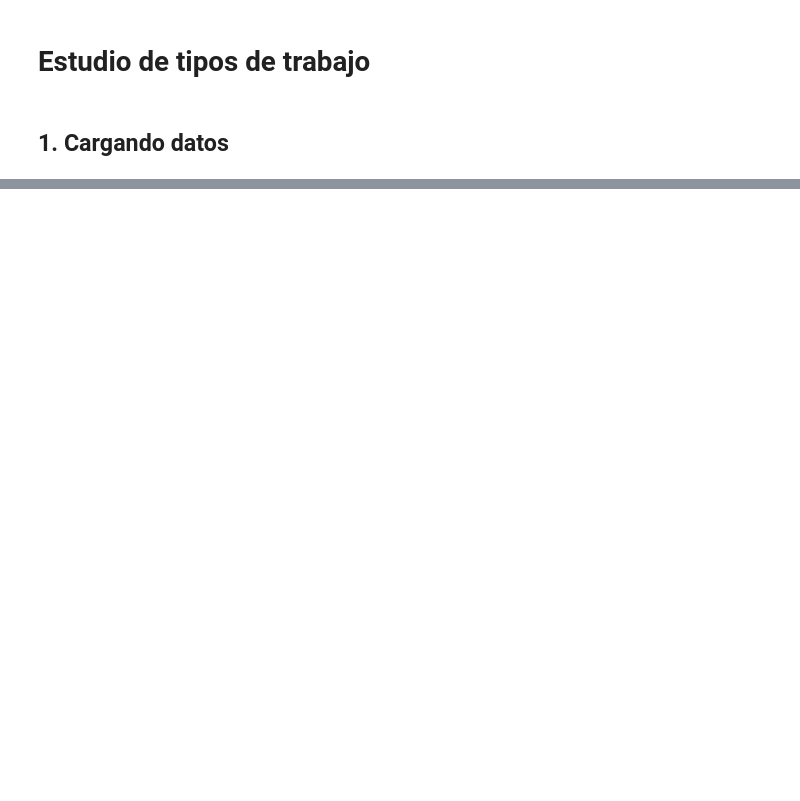
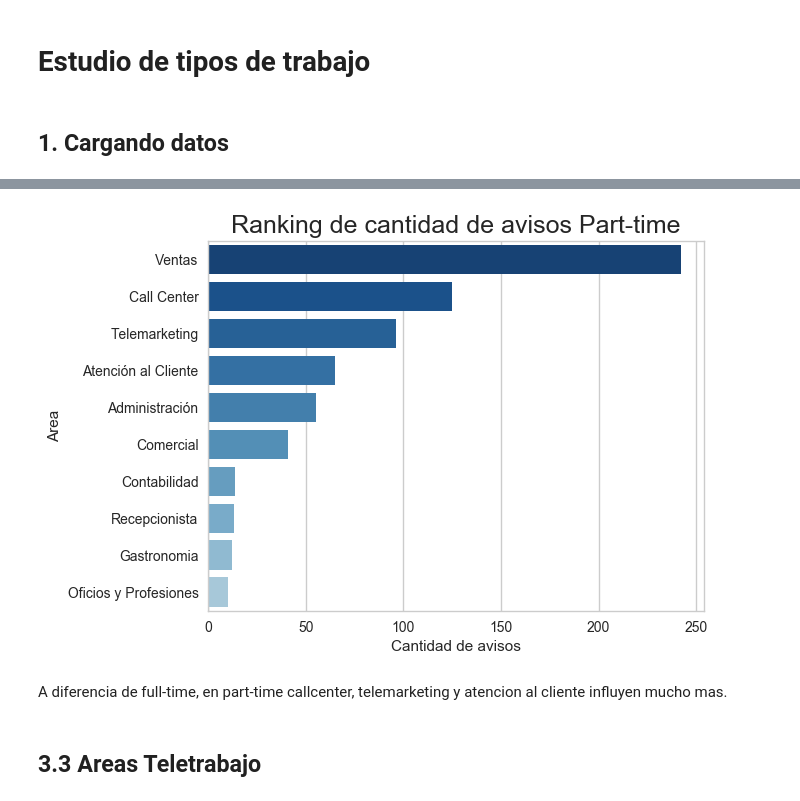
Before and after one commit to GastonMontes/75.06-Datos-TP1, a Jupyter notebook: Notebooks/Estudio de tipos de trabajo.ipynb, the cells around one changed output, grey strips where cells are left out. Drawn from its saved outputs; the diff is of its cells as text; code cells hidden in the pictures; blank space fills up the shorter version.

```diff
--- a/Notebooks/Estudio de tipos de trabajo.ipynb
+++ b/Notebooks/Estudio de tipos de trabajo.ipynb
@@ -25,0 +70,13 @@ df_avisos_detalle = pd.read_csv("../Data/fiuba_6_avisos_detalle.csv", low_memory
+# %%
+datos = df_avisos_detalle_pt['nombre_area'].value_counts().head(10)
+# %%
+g = sns.barplot(y=datos.index, x=datos.values, palette=sns.color_palette('Blues_r', 15))
+g.set_title('Ranking de cantidad de avisos Part-time', fontsize=18);
+g.set_xlabel('Cantidad de avisos');
+g.set_ylabel('Area');
+# %% [output]
+[figure, added]
+# %% [markdown]
+A diferencia de full-time, en part-time callcenter, telemarketing y atencion al cliente influyen mucho mas.
+# %% [markdown]
+## 3.3 Areas Teletrabajo
```
Also changed, not shown: parts of 34 cells of this notebook, 1 other file.
